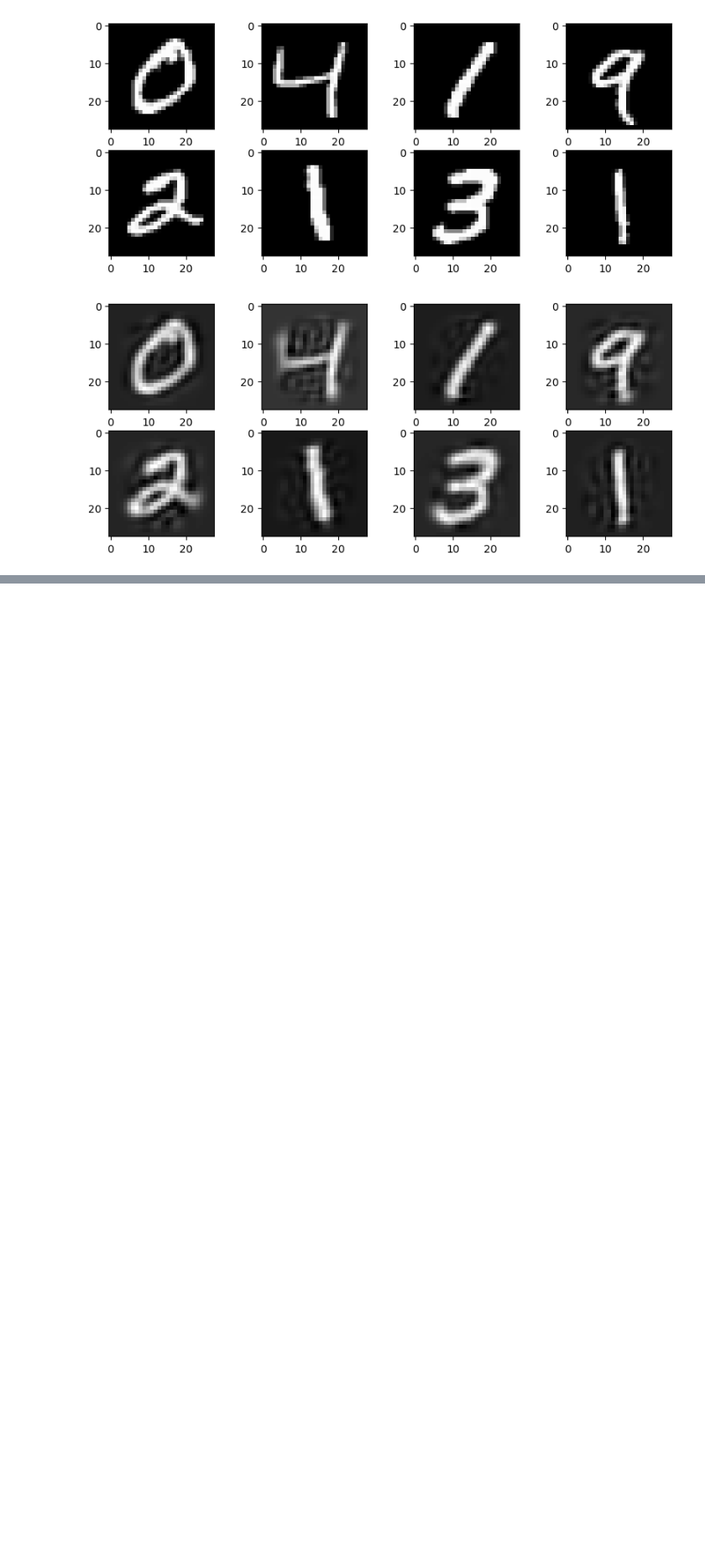
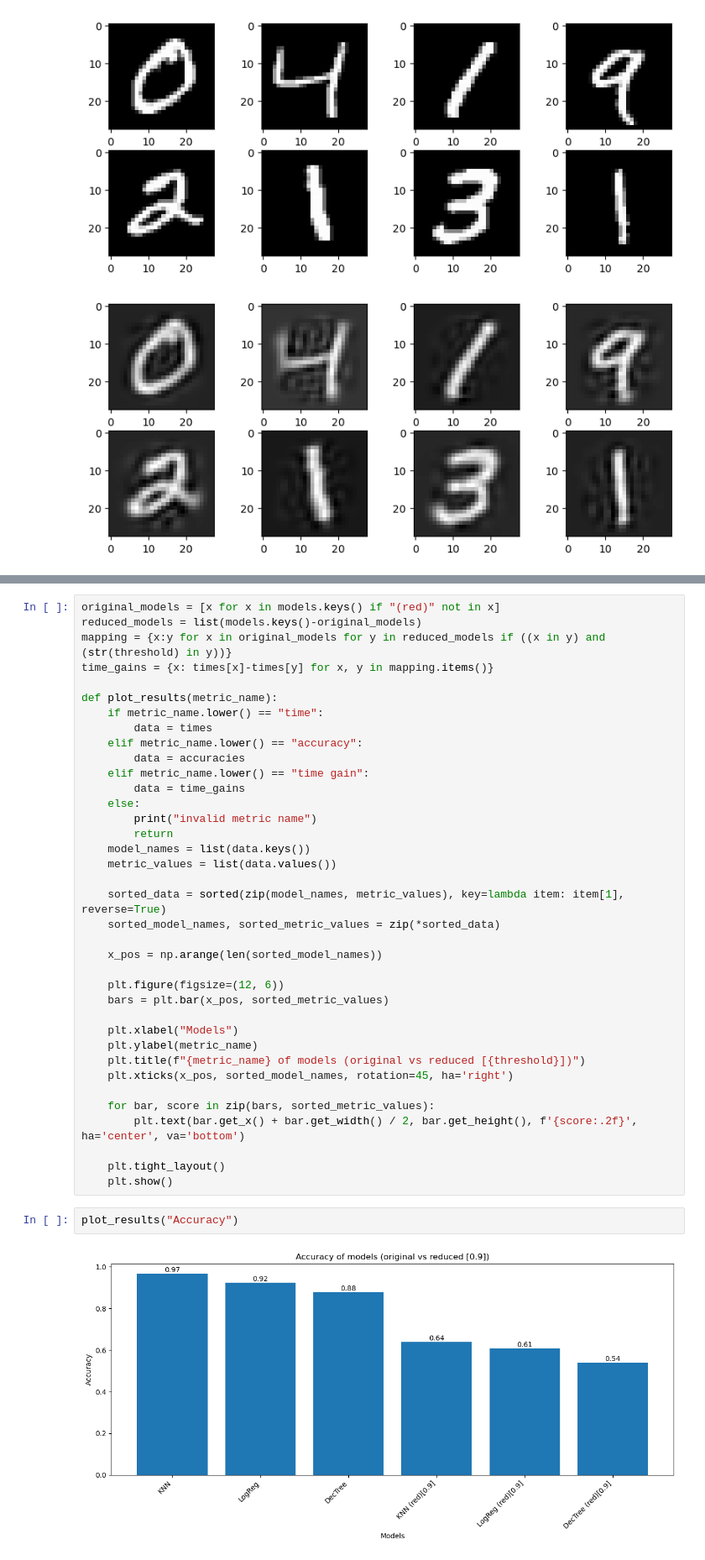
Before and after one commit to s27369/PRO1D_s27369, a Jupyter notebook: Lab67/Lab67_MNIST_DimRed.ipynb, the cells around one changed output, grey strips where cells are left out. Shown at 84% size. Saved outputs shown, nothing was run; the diff lists cells and outputs as text; blank space fills up the shorter version.

```diff
--- a/Lab67/Lab67_MNIST_DimRed.ipynb
+++ b/Lab67/Lab67_MNIST_DimRed.ipynb
@@ -200,0 +272,41 @@ def train_time_eval(model_name, dataset_kind):
+# %%
+original_models = [x for x in models.keys() if "(red)" not in x]
+reduced_models = list(models.keys()-original_models)
+mapping = {x:y for x in original_models for y in reduced_models if ((x in y) and (str(threshold) in y))}
+time_gains = {x: times[x]-times[y] for x, y in mapping.items()}
+
+def plot_results(metric_name):
+    if metric_name.lower() == "time":
+        data = times
+    elif metric_name.lower() == "accuracy":
+        data = accuracies
+    elif metric_name.lower() == "time gain":
+        data = time_gains
+    else:
+        print("invalid metric name")
+        return
+    model_names = list(data.keys())
+    metric_values = list(data.values())
+
+    sorted_data = sorted(zip(model_names, metric_values), key=lambda item: item[1], reverse=True)
+    sorted_model_names, sorted_metric_values = zip(*sorted_data)
+
+    x_pos = np.arange(len(sorted_model_names))
+
+    plt.figure(figsize=(12, 6))
+    bars = plt.bar(x_pos, sorted_metric_values)
+
+    plt.xlabel("Models")
+    plt.ylabel(metric_name)
+    plt.title(f"{metric_name} of models (original vs reduced [{threshold}])")
+    plt.xticks(x_pos, sorted_model_names, rotation=45, ha='right')
+
+    for bar, score in zip(bars, sorted_metric_values):
+        plt.text(bar.get_x() + bar.get_width() / 2, bar.get_height(), f'{score:.2f}', ha='center', va='bottom')
+
+    plt.tight_layout()
+    plt.show()
+# %%
+plot_results("Accuracy")
+# %% [output]
+[figure, added]
```
Also changed, not shown: parts of 10 cells of this notebook.
